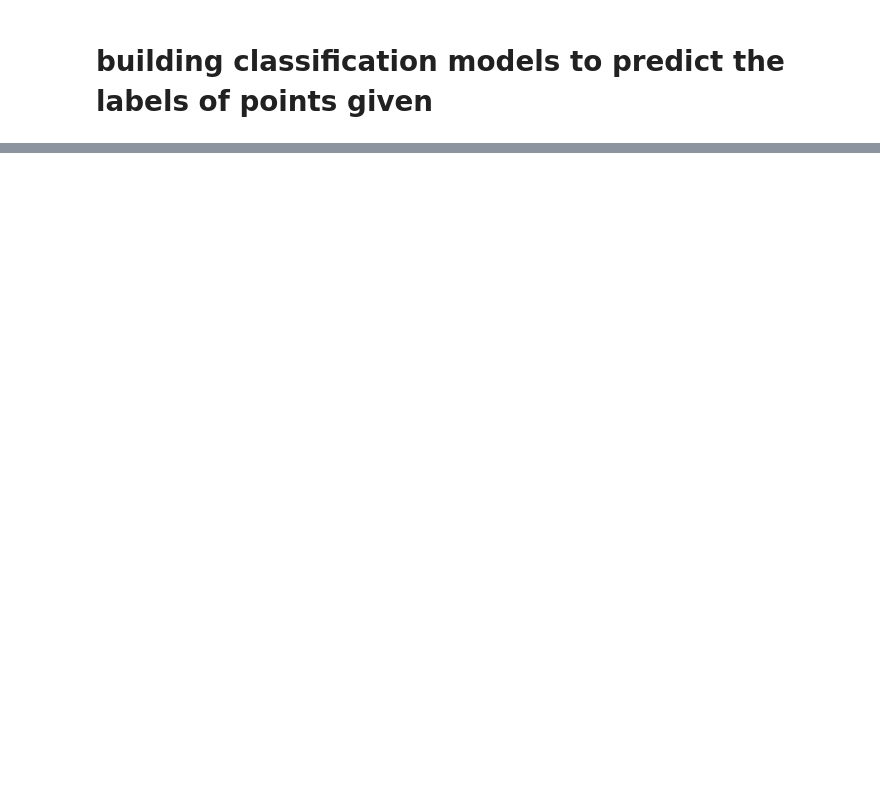
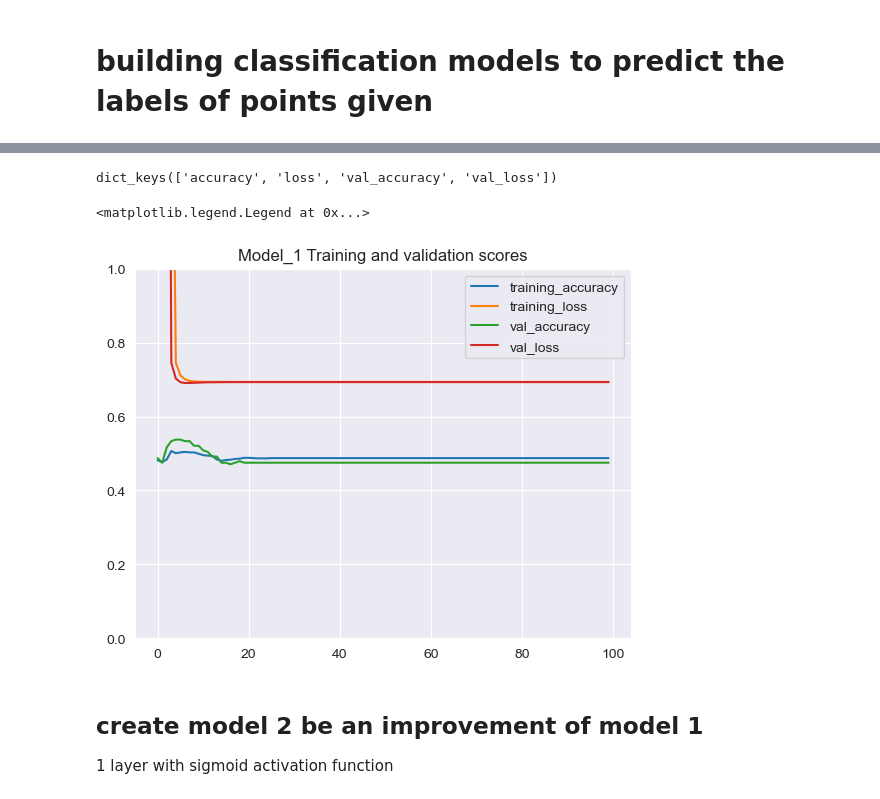
Before and after one commit to Jefest1/deep_learning_TensorFlow_Lessons, a Jupyter notebook: 02_classification_with_tensorflow.ipynb, the cells around one changed output, grey strips where cells are left out. Cells and saved outputs as stored; diff of their text form; code cells hidden in the pictures; blank space fills up the shorter version.

```diff
--- a/02_classification_with_tensorflow.ipynb
+++ b/02_classification_with_tensorflow.ipynb
@@ -86,7 +86,7 @@ tf.random.set_seed(42)
 model_1 = Sequential([
     Input(shape=X[0].shape),
     Dense(1, name='hidden_layer')
-])
+], name='model_1')
 
 # compile the model
 model_1.compile(
@@ -95,7 +95,7 @@ model_1.compile(
     metrics=['accuracy']
 )
 
-model_1.fit(X_train,y_train, batch_size=50, epochs=100)
+history = model_1.fit(X_train,y_train, batch_size=50, validation_split=0.15, epochs=100, verbose=0)
 # get model summary
 model_1.summary()
 # %% [output]
@@ -134,0 +118,21 @@ model_1.evaluate(X_test, y_test)
+# %%
+history.history.keys()
+# %% [output]
+dict_keys(['accuracy', 'loss', 'val_accuracy', 'val_loss'])
+# %%
+# looks like our model is not performing well at all.
+# Plot the model's training loss and accuracy
+hist = pd.DataFrame(history.history)
+plt.plot(hist['accuracy'], label='training_accuracy')
+plt.plot(hist['loss'], label='training_loss')
+plt.plot(hist['val_accuracy'], label='val_accuracy')
+plt.plot(hist['val_loss'], label='val_loss')
+plt.ylim(0,1)
+plt.title("Model_1 Training and validation scores")
+plt.legend()
+# %% [output]
+<matplotlib.legend.Legend at 0x...>
+[figure, added]
+# %% [markdown]
+## create model 2 be an improvement of model 1
+1 layer with sigmoid activation function
```
Also changed, not shown: parts of 14 cells of this notebook.
